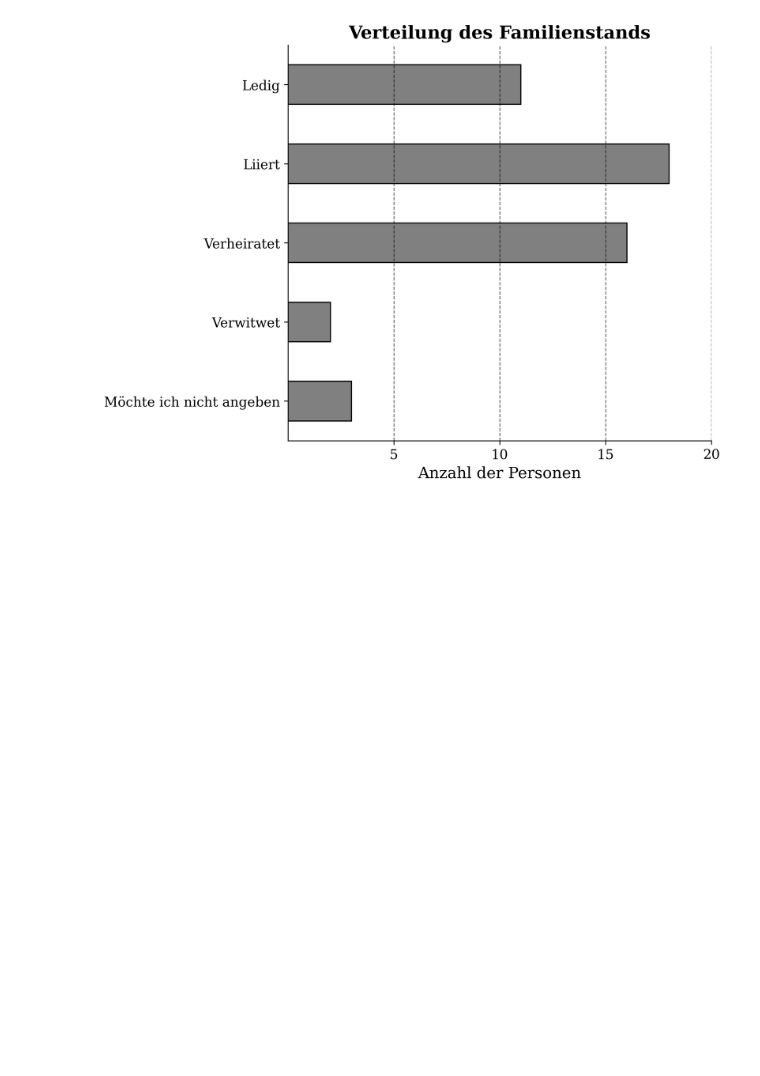
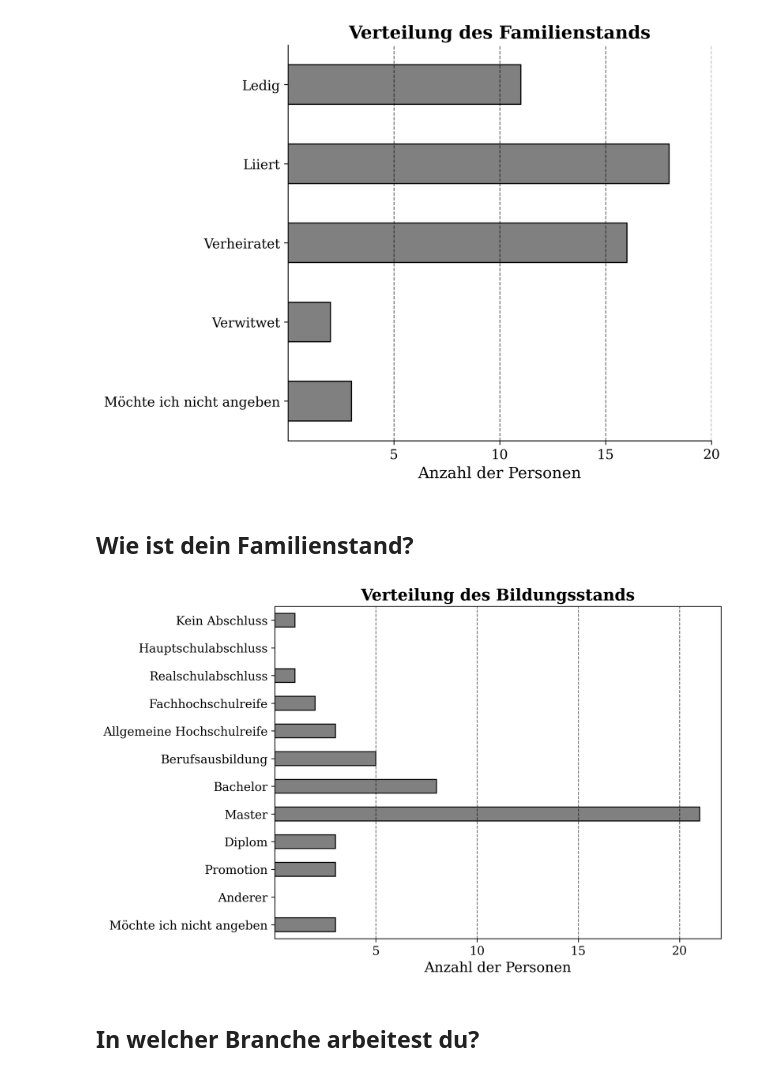
Before and after one commit to JAlbertOfficial/weddingsurvey, a Jupyter notebook: weddingsurvey.ipynb, the cells around one changed output. Cells and saved outputs as stored; diff of their text form; code cells hidden in the pictures; blank space fills up the shorter version.

Commit message:
feat: Analyze and visualize educational attainment
Implemented the analysis and visualization of educational attainment in the survey data.
Steps included:

- Calculating the frequency of each educational level response.
- Creating a horizontal bar chart to display the distribution.
- Customizing the order of the bars to "Möchte ich nicht angeben", "Anderer", "Promotion", "Diplom", "Master", "Bachelor", "Berufsausbildung", "Allgemeine Hochschulreife", "Fachhochschulreife", "Realschulabschluss", "Hauptschulabschluss", "Kein Abschluss".
- Inverting the axes and removing the Y-axis label for a cleaner presentation.
- Setting specific X-axis ticks at 5, 10, 15, and 20 for consistency and clarity.

These changes improve the clarity of the educational data presentation, aligning with the visual standards for the project.

```diff
--- a/weddingsurvey.ipynb
+++ b/weddingsurvey.ipynb
@@ -477,3 +477,38 @@ plt.tight_layout()  # Optimiert den Layout-Abstand
 plt.show()
 # %% [output]
 [figure]
+# %% [markdown]
+## Wie ist dein Familienstand?
+# %%
+# Definiere die umgekehrte Reihenfolge der Kategorien für den Bildungsstand
+reihenfolge_bildungsstand = [
+    'Möchte ich nicht angeben',
+    'Anderer',
+    'Promotion',
+    'Diplom',
+    'Master',
+    'Bachelor',
+    'Berufsausbildung',
+    'Allgemeine Hochschulreife',
+    'Fachhochschulreife',
+    'Realschulabschluss',
+    'Hauptschulabschluss',
+    'Kein Abschluss'
+]
+
+# Berechne die Häufigkeit der Antworten und ordne sie nach der umgekehrten Reihenfolge
+bildungsstand_counts = df['Welchen höchsten Bildungsstand hast du erreicht?'].value_counts().reindex(reihenfolge_bildungsstand)
+
+# Erstelle ein Balkendiagramm der Bildungsstandsverteilung mit invertierten Achsen und der spezifischen Reihenfolge
+plt.figure(figsize=(8, 6), dpi=300)
+bildungsstand_counts.plot(kind='barh', color='gray', edgecolor='black')  # 'barh' für horizontales Balkendiagramm
+plt.title('Verteilung des Bildungsstands', fontsize=16, fontweight='bold', family='serif')
+plt.xlabel('Anzahl der Personen', fontsize=14, family='serif')
+plt.ylabel('')  # Entfernt den Y-Achsentitel
+plt.xticks([5, 10, 15, 20], fontsize=12, family='serif')  # Setzt die X-Achsen-Ticks auf 5, 10, 15, 20
+plt.yticks(fontsize=12, family='serif')
+plt.grid(axis='x', linestyle='--', alpha=0.6, color='black')  # Gitterlinien entlang der X-Achse
+# %% [output]
+[figure, added]
+# %% [markdown]
+## In welcher Branche arbeitest du?
```
